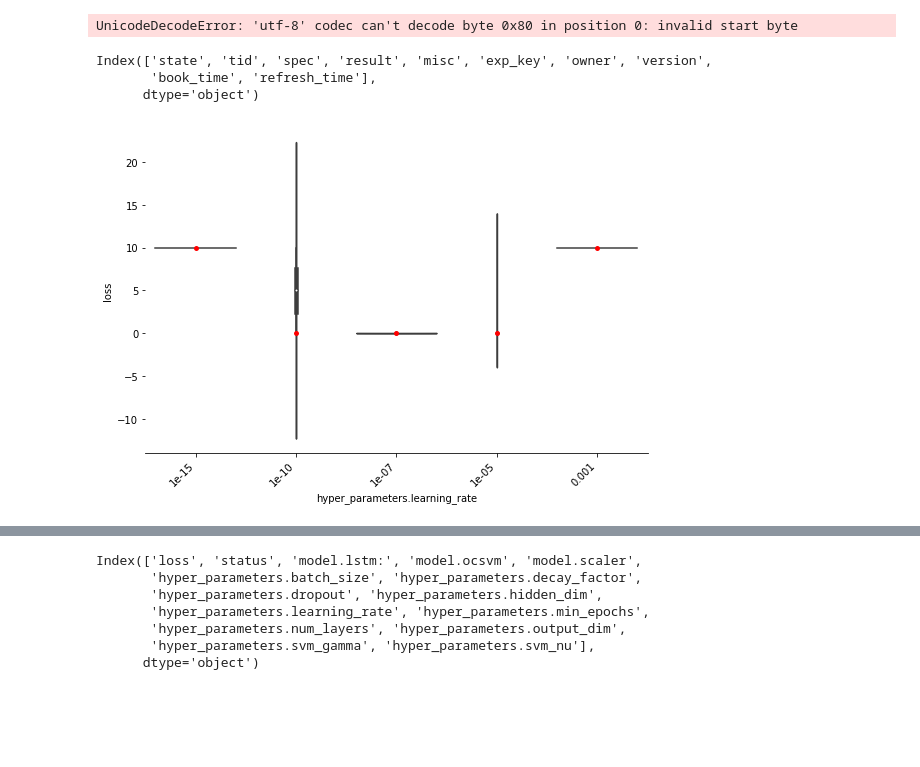
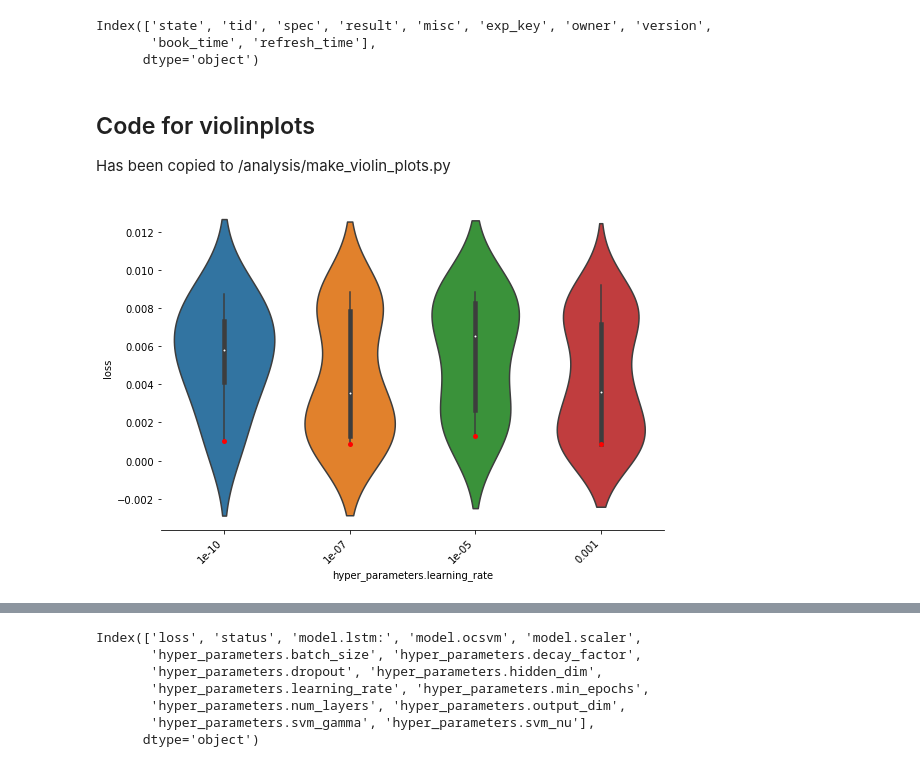
Before and after one commit to ggvanseev/AliceJetAI, a Jupyter notebook: test.ipynb, the cells around one changed output, grey strips where cells are left out. Drawn from its saved outputs; the diff is of its cells as text; code cells hidden in the pictures; blank space fills up the shorter version.

Commit message:
u results vplots, time tests for NH node

```diff
--- a/test.ipynb
+++ b/test.ipynb
@@ -7,17 +10,2 @@ import seaborn as sns
 # %%
 df = pd.read_pickle("storing_results/trials_test.p")
-# %%
-trials = pickle.load((open("storing_results/trials_test.p")))
-# %% [output]
-UnicodeDecodeError: 'utf-8' codec can't decode byte 0x80 in position 0: invalid start byte
-# %%
-objects = []
-with (open("storing_results/trials_test.p", "rb")) as openfile:
-    while True:
-        try:
-            objects.append(pickle.load(openfile))
-        except EOFError:
-            break
-trials = objects[0]
-# %%
-trials = pickle.load(open("storing_results/trials_test.p", "rb"))
@@ -29,18 +15,22 @@ df.columns
 Index(['state', 'tid', 'spec', 'result', 'misc', 'exp_key', 'owner', 'version',
        'book_time', 'refresh_time'],
       dtype='object')
+# %% [markdown]
+## Code for violinplots
+Has been copied to /analysis/make_violin_plots.py
 # %%
 trials = pickle.load(open("storing_results/trials_test.p", "rb"))
 df = pd.json_normalize(trials.results)
+df = df[df["loss"] != 10] # filter out bad model results
 
 fig, ax = plt.subplots(figsize=(9, 6))
 sns.violinplot(x="hyper_parameters.learning_rate", y="loss", data=df)
 
 minimum = df[["loss", "hyper_parameters.learning_rate"]].groupby('hyper_parameters.learning_rate').min().reset_index()
 sns.swarmplot(x = 'hyper_parameters.learning_rate', y='loss', data=minimum,  color='r')
 
 _ = plt.xticks(rotation=45, ha='right')
 
 sns.despine(left=True)
 # %% [output]
-[figure, old version]
+[figure, new version]
```
Also changed, not shown: parts of 12 cells of this notebook, 7 other files.
